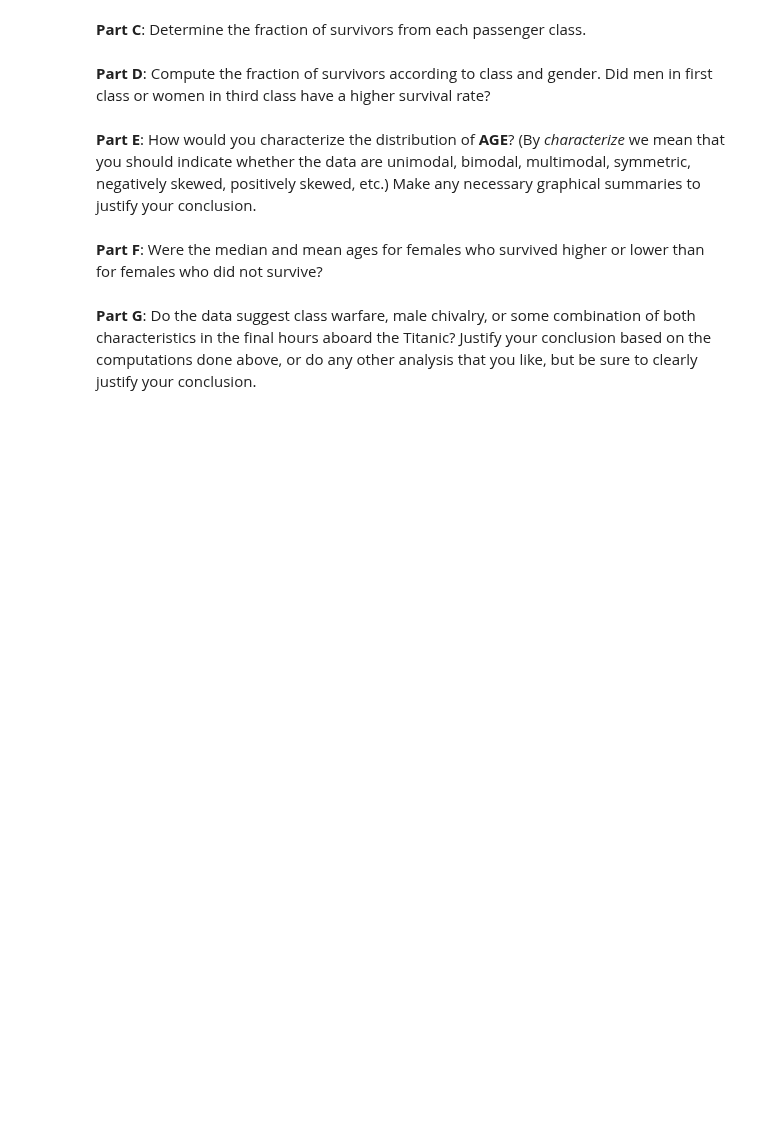
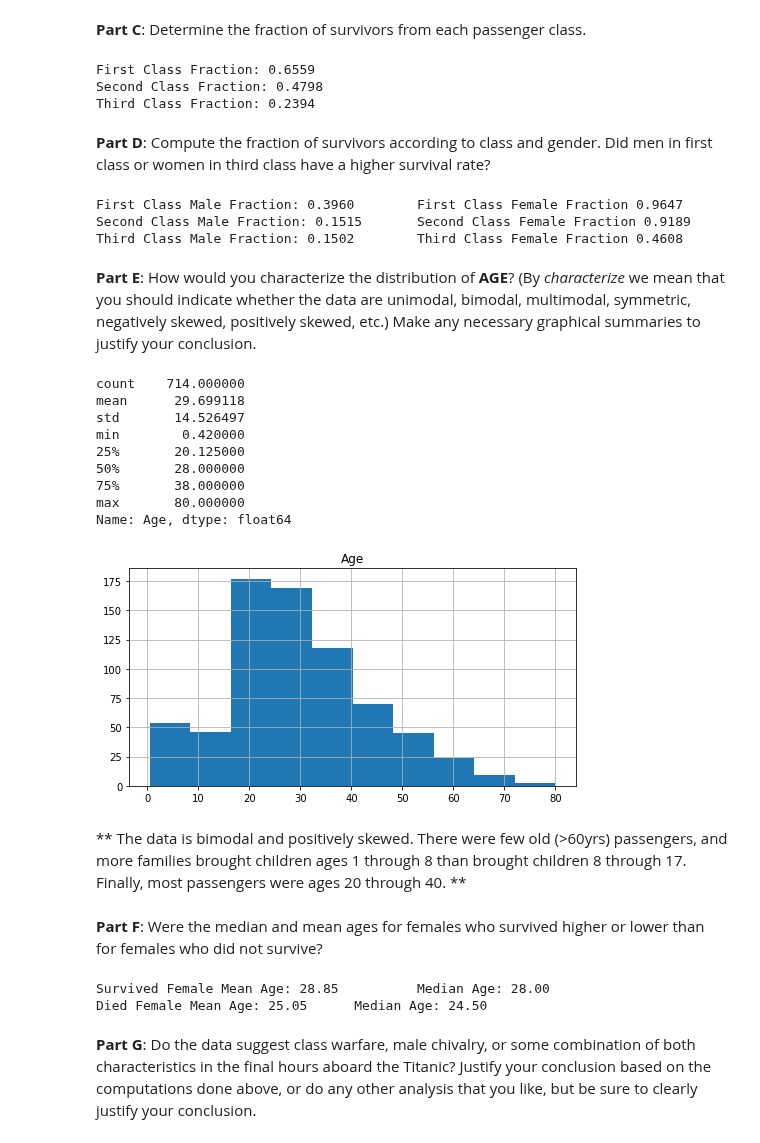
Before and after one commit to scuthbert/DataScience, a Jupyter notebook: hmwk/hmwk01/hmwk01.ipynb, the cells around one changed output. Cells and saved outputs as stored; diff of their text form; code cells hidden in the pictures; blank space fills up the shorter version.

```diff
--- a/hmwk/hmwk01/hmwk01.ipynb
+++ b/hmwk/hmwk01/hmwk01.ipynb
@@ -91,5 +97,7 @@ $$
 ### Problem 4
 ***
 Some claim that the final hours aboard the RMS Titanic were marked by class warfare; others claim it was characterized by male chivalry.  We have the data on survival rates by class and by sex, so let's figure out whether there is evidence for these scenarios. Access the titanic data in titanic_data.csv and store it in a Pandas DataFrame. The data contains information pertaining to class status (**Pclass**), survival of passengers (**Survived**), and gender (**Sex**), among others.
+# %%
+dfTiDirt = pd.read_csv('titanic_data.csv')
 # %% [markdown]
 **Part A**: Explain in words what patterns you might see in the data if there were male chivalry in the final hours aboard the Titanic?  What patterns might you see if there were class warfare in the final hours?
@@ -96,13 +108,60 @@ Some claim that the final hours aboard the RMS Titanic were marked by class warf
 # %% [markdown]
 **Part B**: Create a clean data set by removing any rows from the DataFrame that are missing values corresponding to **Survived**, **Pclass**, **Age**, or **Sex**. Store the clean data in a DataFrame called dfTitanic.
+# %%
+dfTitanic = dfTiDirt.dropna(subset=["Survived", "Pclass", "Age", "Sex"]).copy()
 # %% [markdown]
 **Part C**: Determine the fraction of survivors from each passenger class.
+# %%
+firstClassRate = (dfTitanic.loc[(dfTiDirt["Survived"] == 1) & (dfTitanic["Pclass"] == 1), ["Survived"]].count() / dfTitanic.loc[dfTitanic["Pclass"] == 1, ["Survived"]].count())
+secondClassRate = (dfTitanic.loc[(dfTiDirt["Survived"] == 1) & (dfTitanic["Pclass"] == 2), ["Survived"]].count() / dfTitanic.loc[dfTitanic["Pclass"] == 2, ["Survived"]].count())
+thirdClassRate = (dfTitanic.loc[(dfTiDirt["Survived"] == 1) & (dfTitanic["Pclass"] == 3), ["Survived"]].count() / dfTitanic.loc[dfTitanic["Pclass"] == 3, ["Survived"]].count())
+print("First Class Fraction: {0:.4f}\nSecond Class Fraction: {1:.4f}\nThird Class Fraction: {2:.4f}".format(firstClassRate["Survived"], secondClassRate["Survived"], thirdClassRate["Survived"]))
+# %% [output]
+First Class Fraction: 0.6559
+Second Class Fraction: 0.4798
+Third Class Fraction: 0.2394
 # %% [markdown]
 **Part D**: Compute the fraction of survivors according to class and gender.  Did men in first class or women in third class have a higher survival rate?
+# %%
+firstClassMRate = (dfTitanic.loc[(dfTitanic["Survived"] == 1) & (dfTitanic["Pclass"] == 1) & (dfTitanic["Sex"] == "male"), ["Survived"]].count() / dfTitanic.loc[(dfTitanic["Pclass"] == 1) & (dfTitanic["Sex"] == "male"), ["Survived"]].count())
+firstClassFRate = (dfTitanic.loc[(dfTitanic["Survived"] == 1) & (dfTitanic["Pclass"] == 1) & (dfTitanic["Sex"] == "female"), ["Survived"]].count() / dfTitanic.loc[(dfTitanic["Pclass"] == 1) & (dfTitanic["Sex"] == "female"), ["Survived"]].count())
+secondClassMRate = (dfTitanic.loc[(dfTitanic["Survived"] == 1) & (dfTitanic["Pclass"] == 2) & (dfTitanic["Sex"] == "male"), ["Survived"]].count() / dfTitanic.loc[(dfTitanic["Pclass"] == 2) & (dfTitanic["Sex"] == "male"), ["Survived"]].count())
+secondClassFRate = (dfTitanic.loc[(dfTitanic["Survived"] == 1) & (dfTitanic["Pclass"] == 2) & (dfTitanic["Sex"] == "female"), ["Survived"]].count() / dfTitanic.loc[(dfTitanic["Pclass"] == 2) & (dfTitanic["Sex"] == "female"), ["Survived"]].count())
+thirdClassMRate = (dfTitanic.loc[(dfTitanic["Survived"] == 1) & (dfTitanic["Pclass"] == 3) & (dfTitanic["Sex"] == "male"), ["Survived"]].count() / dfTitanic.loc[(dfTitanic["Pclass"] == 3) & (dfTitanic["Sex"] == "male"), ["Survived"]].count())
+thirdClassFRate = (dfTitanic.loc[(dfTitanic["Survived"] == 1) & (dfTitanic["Pclass"] == 3) & (dfTitanic["Sex"] == "female"), ["Survived"]].count() / dfTitanic.loc[(dfTitanic["Pclass"] == 3) & (dfTitanic["Sex"] == "female"), ["Survived"]].count())
+print("First Class Male Fraction: {0:.4f} \t First Class Female Fraction {1:.4f}\nSecond Class Male Fraction: {2:.4f} \t Second Class Female Fraction {3:.4f}\nThird Class Male Fraction: {4:.4f} \t Third Class Female Fraction {5:.4f}".format(firstClassMRate["Survived"], firstClassFRate["Survived"], secondClassMRate["Survived"], secondClassFRate["Survived"], thirdClassMRate["Survived"], thirdClassFRate["Survived"]))
+# %% [output]
+First Class Male Fraction: 0.3960        First Class Female Fraction 0.9647
+Second Class Male Fraction: 0.1515       Second Class Female Fraction 0.9189
+Third Class Male Fraction: 0.1502        Third Class Female Fraction 0.4608
 # %% [markdown]
 **Part E**: How would you characterize the distribution of **AGE**? (By _characterize_ we mean that you should indicate whether the data are unimodal, bimodal, multimodal, symmetric, negatively skewed, positively skewed, etc.)  Make any necessary graphical summaries to justify your conclusion.
+# %%
+fig, ax = plt.subplots(figsize=(8,4))
+dfTitanic.hist(column="Age", ax=ax);
+print(dfTitanic["Age"].describe())
+# %% [output]
+count    714.000000
+mean      29.699118
+std       14.526497
+min        0.420000
+25%       20.125000
+50%       28.000000
+75%       38.000000
+max       80.000000
+Name: Age, dtype: float64
+[figure, added]
+# %% [markdown]
+** The data is bimodal and positively skewed. There were few old (>60yrs) passengers, and more families brought children ages 1 through 8 than brought children 8 through 17. Finally, most passengers were ages 20 through 40. **
 # %% [markdown]
 **Part F**: Were the median and mean ages for females who survived higher or lower than for females who did not survive?
+# %%
+dfTiFeSurvived = dfTitanic.loc[(dfTitanic["Sex"] == "female") & (dfTitanic["Survived"] == 1)]
+dfTiFeDied = dfTitanic.loc[(dfTitanic["Sex"] == "female") & (dfTitanic["Survived"] == 0)]
+print("Survived Female Mean Age: {0:2.2f} \t Median Age: {1:2.2f}\nDied Female Mean Age: {2:2.2f} \t Median Age: {3:2.2f}".format(dfTiFeSurvived["Age"].mean(), dfTiFeSurvived["Age"].median(), dfTiFeDied["Age"].mean(), dfTiFeDied["Age"].median()))
+# %% [output]
+Survived Female Mean Age: 28.85          Median Age: 28.00
+Died Female Mean Age: 25.05      Median Age: 24.50
 # %% [markdown]
 **Part G**: Do the data suggest class warfare, male chivalry, or some combination of both characteristics in the final hours aboard the Titanic?  Justify your conclusion based on the computations done above, or do any other analysis that you like, but be sure to clearly justify your conclusion.
 # %% [markdown]
```
Also changed, not shown: parts of 9 cells of this notebook.
